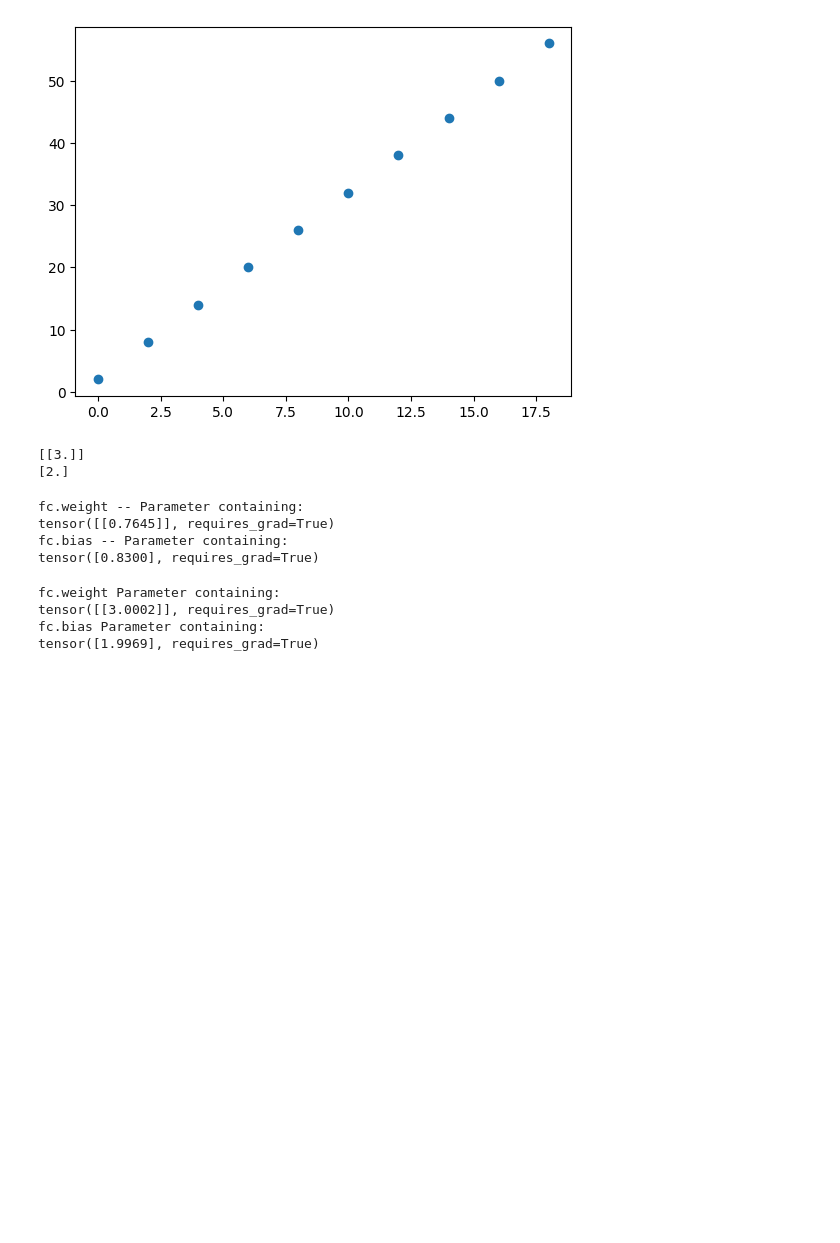
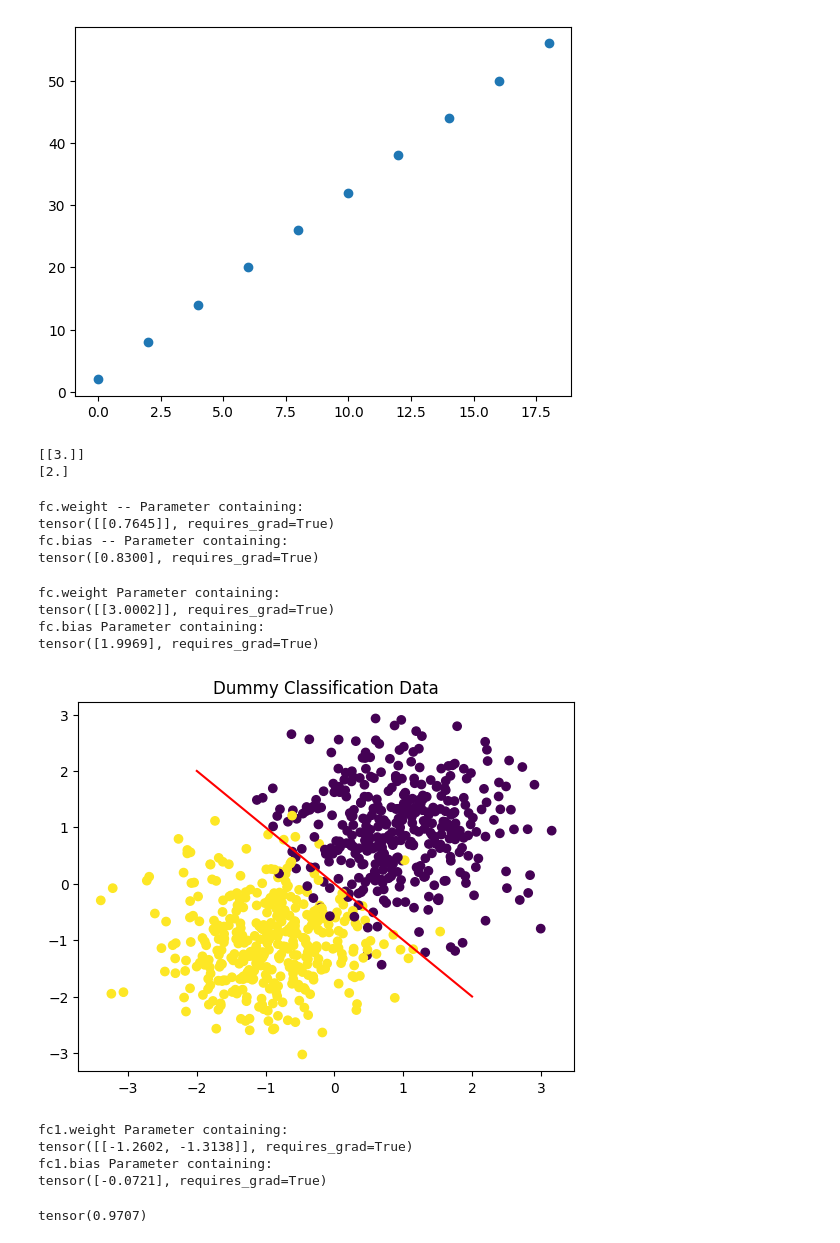
Before and after one commit to venren/PyTorch-deepdive, a Jupyter notebook: basics.ipynb, the cells around one changed output. Cells and saved outputs as stored; diff of their text form; code cells hidden in the pictures; blank space fills up the shorter version.

```diff
--- a/basics.ipynb
+++ b/basics.ipynb
@@ -70,3 +71,19 @@ fc.weight Parameter containing:
 tensor([[3.0002]], requires_grad=True)
 fc.bias Parameter containing:
 tensor([1.9969], requires_grad=True)
+# %%
+### Generate Blob Data ###
+centers = [[1, 1], [-1, -1]]
+X, y = make_blobs(n_samples=750, centers=centers, cluster_std=0.8,
+                            random_state=0)
+
+plt.scatter(X[:, 0], X[:, 1], c=y)
+plt.title("Dummy Classification Data")
+plt.plot([-2,2], [2,-2], "r")
+plt.show()
+
+
+### Add Dimension to y
+y = y.reshape(-1,1)
+# %% [output]
+[figure, added]
@@ -72,0 +108,26 @@ tensor([1.9969], requires_grad=True)
+# %%
+losses = []
+for epoch in range(EPOCHS):
+    ### PASS DATA THROUGH MODEL ###
+    y_pred = model(X_train)
+    loss = loss_fn(y_pred, y_train)
+    losses.append(loss.item())
+
+    ### OPTIMIZE MODEL ###
+    optimizer.zero_grad()
+    loss.backward()
+    optimizer.step()
+
+for name, param in model.named_parameters():
+    print(name, param)
+# %% [output]
+fc1.weight Parameter containing:
+tensor([[-1.2602, -1.3138]], requires_grad=True)
+fc1.bias Parameter containing:
+tensor([-0.0721], requires_grad=True)
+# %%
+y_final_pred = model(X_train)
+accuracy = torch.sum((y_final_pred > 0.5).int() == y_train) / len(y_train)
+accuracy
+# %% [output]
+tensor(0.9707)
```
Also changed, not shown: parts of 2 cells of this notebook, 6 other files.
